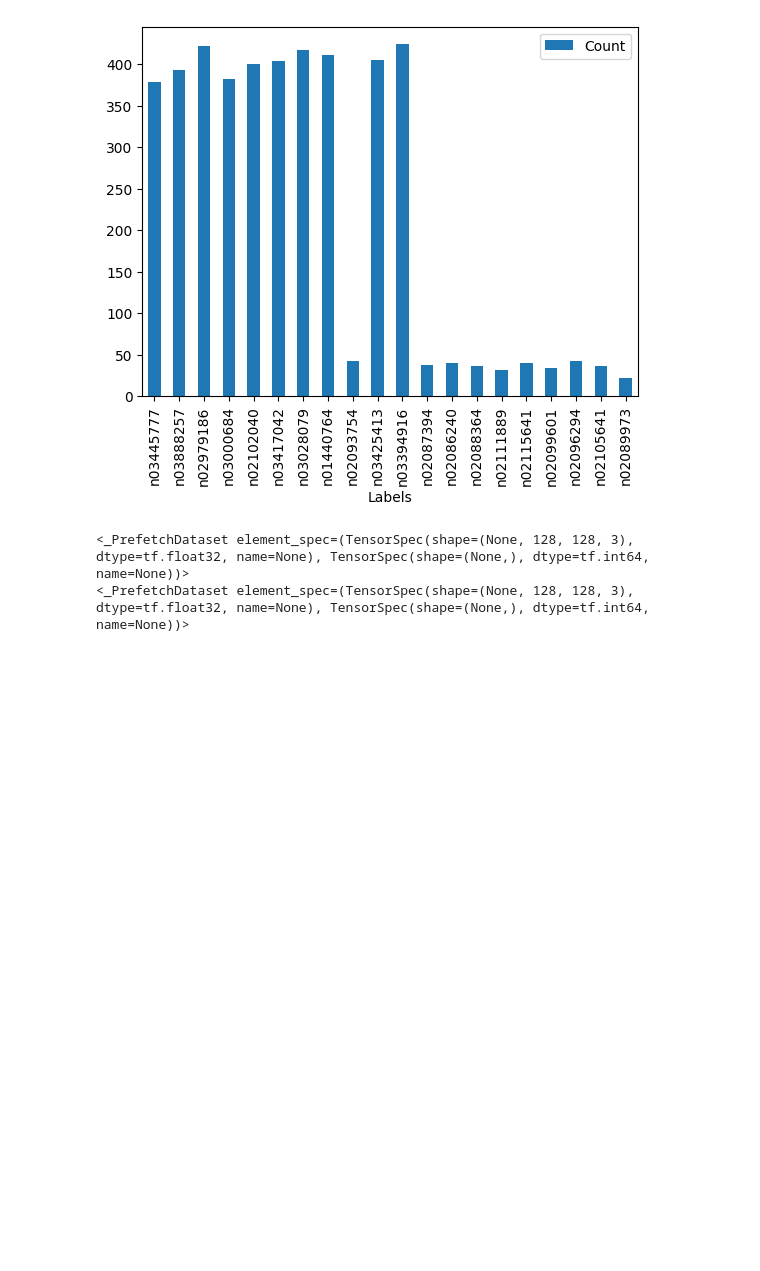
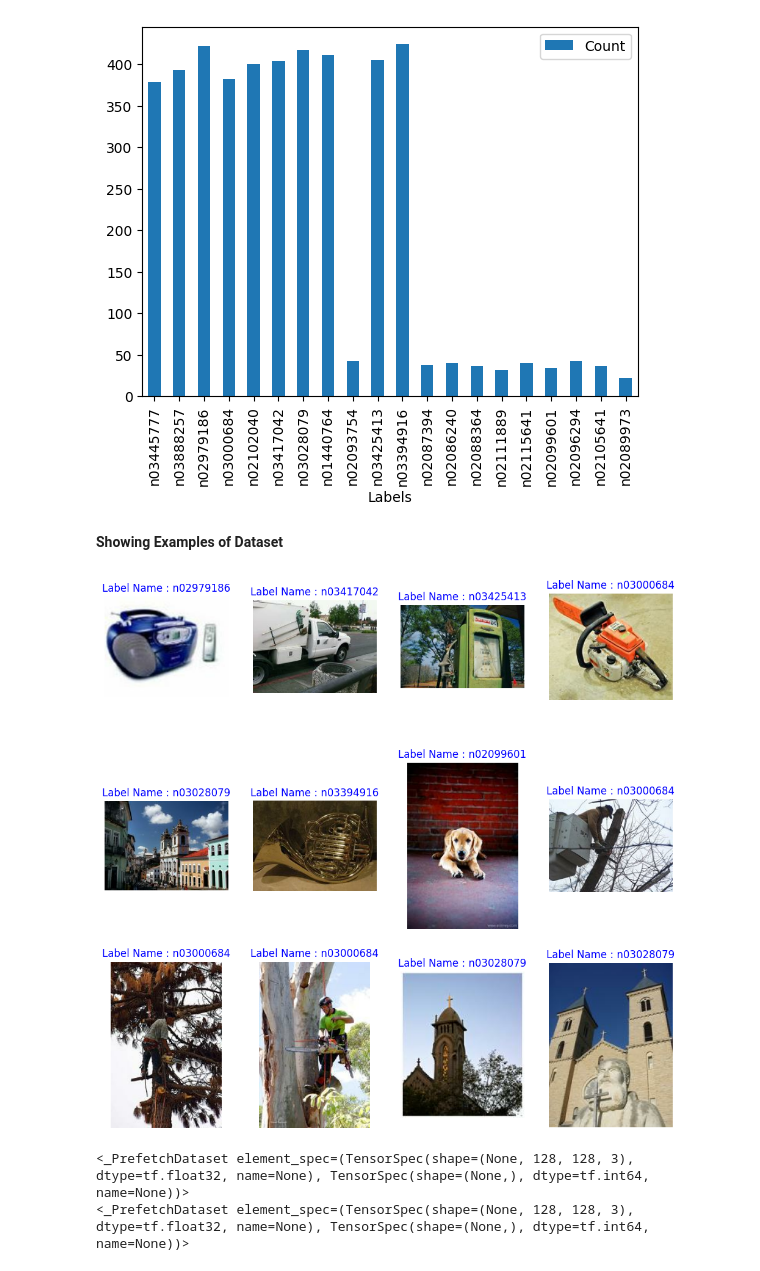
Before and after one commit to lazy-wolf/TME_6015, a Jupyter notebook: A2_TensorFlow_Dataset.ipynb, the cells around one changed output. Saved outputs shown, nothing was run; the diff lists cells and outputs as text; code cells hidden in the pictures; blank space fills up the shorter version.

```diff
--- a/A2_TensorFlow_Dataset.ipynb
+++ b/A2_TensorFlow_Dataset.ipynb
@@ -152,3 +166,18 @@ validation_df.plot.bar(x="Labels", y="Count", rot=90)
+# %% [markdown]
+**Showing Examples of Dataset**
+# %%
+plt.figure(figsize=(12, 12))
+count = 0
+for images, labels in training_set:
+      ax = plt.subplot(3, 4, count + 1)
+      plt.imshow(images.numpy().astype("uint8"))
+      plt.title(f"Label Name : {class_names[labels.numpy()]}", color = "blue")
+      plt.axis("off")
+      count+=1
+      if count == 12:
+        break
+# %% [output]
+[figure, added]
 # %%
 IMAGE_RES = 128
 def format_image(image, label):
```
Also changed, not shown: parts of 19 cells of this notebook.
